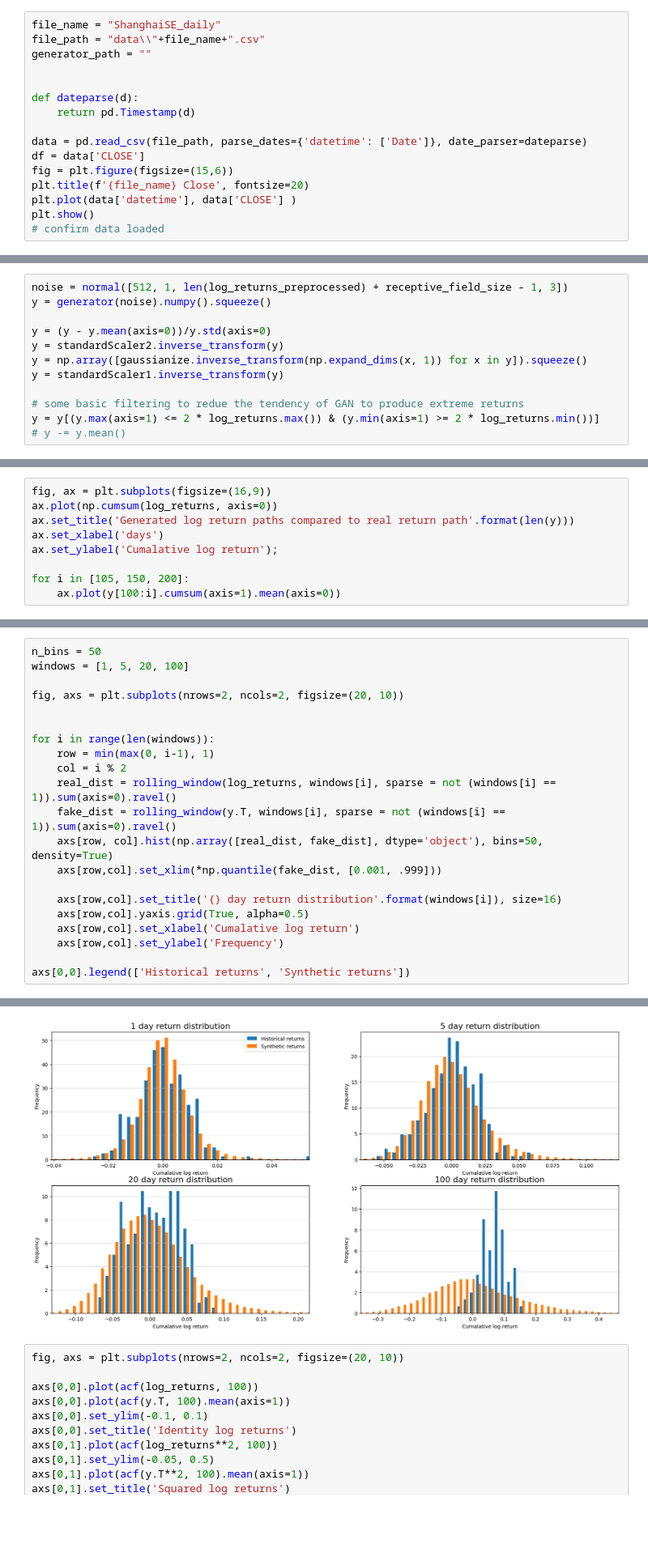
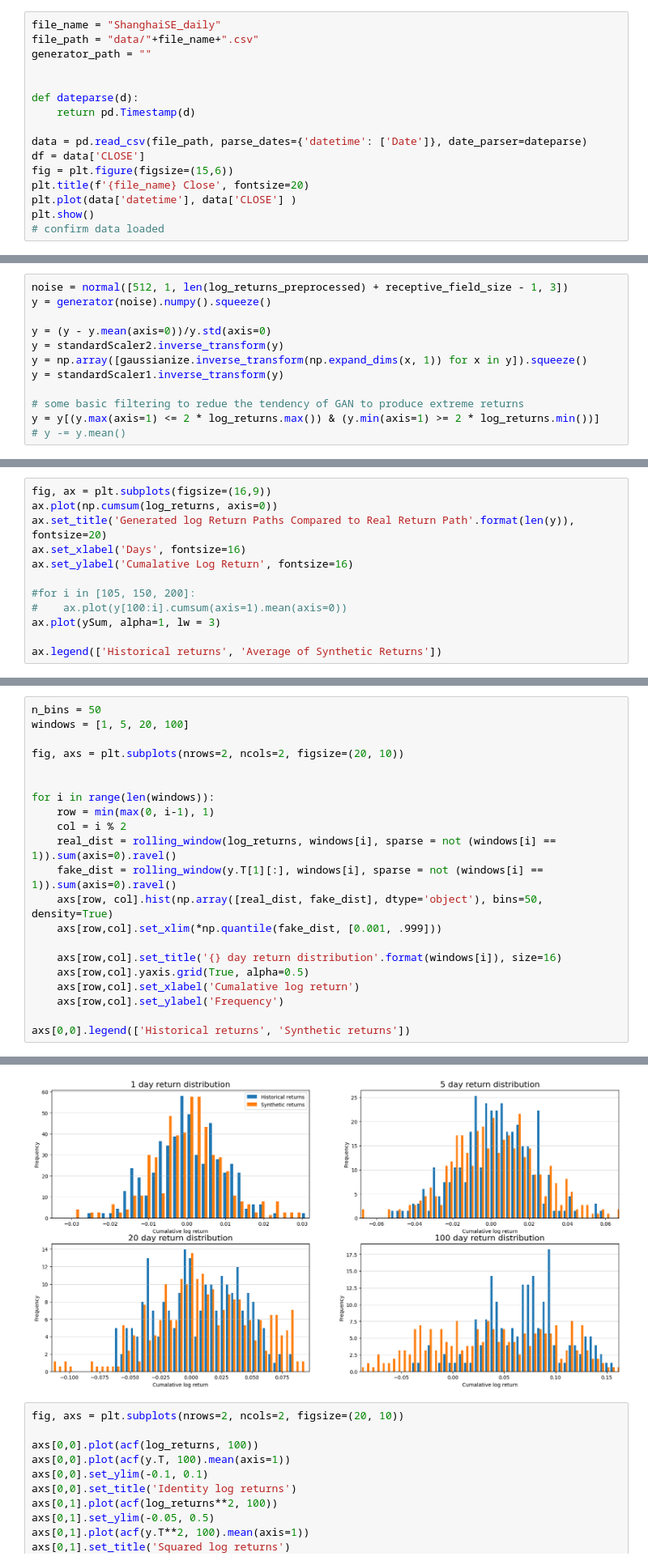
Before and after one commit to JamesSullivan/temporalCN, a Jupyter notebook: tf_train.ipynb, the cells around one changed output, grey strips where cells are left out. Shown at 81% size. Saved outputs shown, nothing was run; the diff lists cells and outputs as text; blank space fills up the shorter version.

Commit message:
feat: update graph formatting

```diff
--- a/tf_train.ipynb
+++ b/tf_train.ipynb
@@ -17,7 +17,7 @@ from model.tf_gan import GAN
 from model.tf_tcn import *
 # %%
 file_name = "ShanghaiSE_daily"
-file_path = "data\\"+file_name+".csv"
+file_path = "data/"+file_name+".csv"
 generator_path = ""
 
 
@@ -107,10 +106,13 @@ ax.set_ylabel('Cumalative log return');
 # %%
 fig, ax = plt.subplots(figsize=(16,9))
 ax.plot(np.cumsum(log_returns, axis=0))
-ax.set_title('Generated log return paths compared to real return path'.format(len(y)))
-ax.set_xlabel('days')
-ax.set_ylabel('Cumalative log return');
+ax.set_title('Generated log Return Paths Compared to Real Return Path'.format(len(y)), fontsize=20)
+ax.set_xlabel('Days', fontsize=16)
+ax.set_ylabel('Cumalative Log Return', fontsize=16)
 
-for i in [105, 150, 200]:
-    ax.plot(y[100:i].cumsum(axis=1).mean(axis=0))
+#for i in [105, 150, 200]:
+#    ax.plot(y[100:i].cumsum(axis=1).mean(axis=0))
+ax.plot(ySum, alpha=1, lw = 3)
+
+ax.legend(['Historical returns', 'Average of Synthetic Returns'])
 # %% [output]
@@ -118,27 +121,27 @@ for i in [105, 150, 200]:
 # %%
 n_bins = 50
 windows = [1, 5, 20, 100]
 
 fig, axs = plt.subplots(nrows=2, ncols=2, figsize=(20, 10))
 
 
 for i in range(len(windows)):
     row = min(max(0, i-1), 1)
     col = i % 2
     real_dist = rolling_window(log_returns, windows[i], sparse = not (windows[i] == 1)).sum(axis=0).ravel()
-    fake_dist = rolling_window(y.T, windows[i], sparse = not (windows[i] == 1)).sum(axis=0).ravel()
+    fake_dist = rolling_window(y.T[1][:], windows[i], sparse = not (windows[i] == 1)).sum(axis=0).ravel()
     axs[row, col].hist(np.array([real_dist, fake_dist], dtype='object'), bins=50, density=True)
     axs[row,col].set_xlim(*np.quantile(fake_dist, [0.001, .999]))
 
     axs[row,col].set_title('{} day return distribution'.format(windows[i]), size=16)
     axs[row,col].yaxis.grid(True, alpha=0.5)
     axs[row,col].set_xlabel('Cumalative log return')
     axs[row,col].set_ylabel('Frequency')
 
 axs[0,0].legend(['Historical returns', 'Synthetic returns'])
 # %% [output]
 <matplotlib.legend.Legend at 0x...>
-[figure, old version]
+[figure, new version]
 # %%
 fig, axs = plt.subplots(nrows=2, ncols=2, figsize=(20, 10))
 
```
Also changed, not shown: parts of 3 cells of this notebook.
